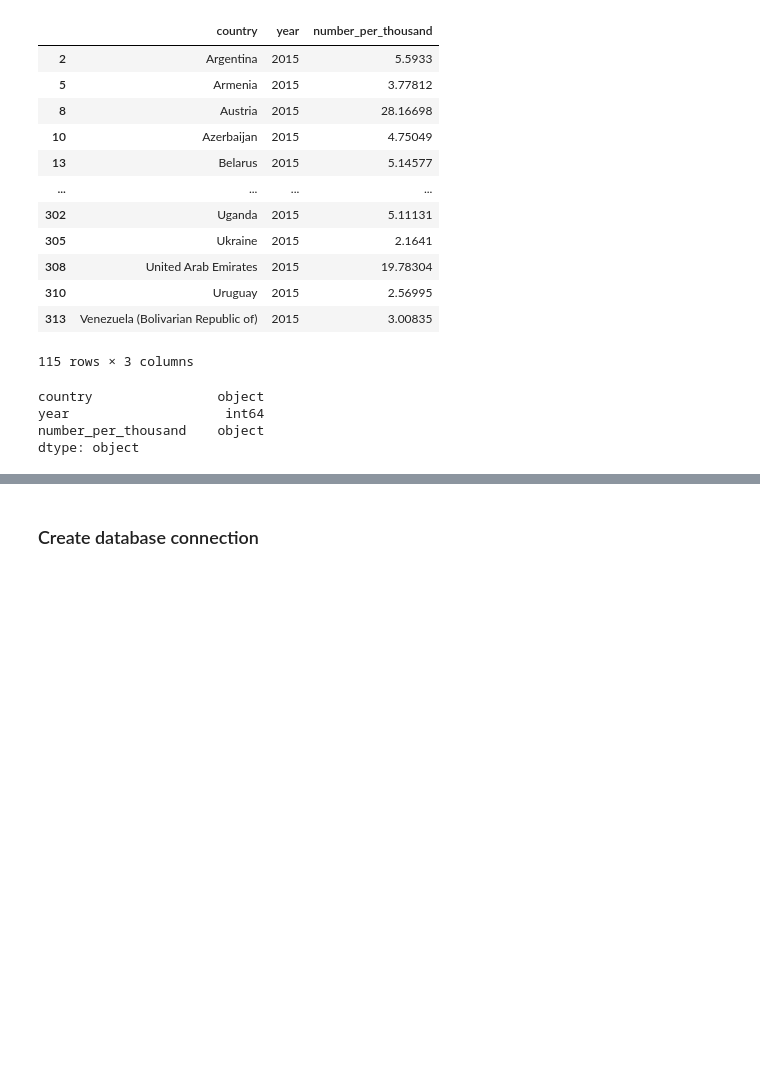
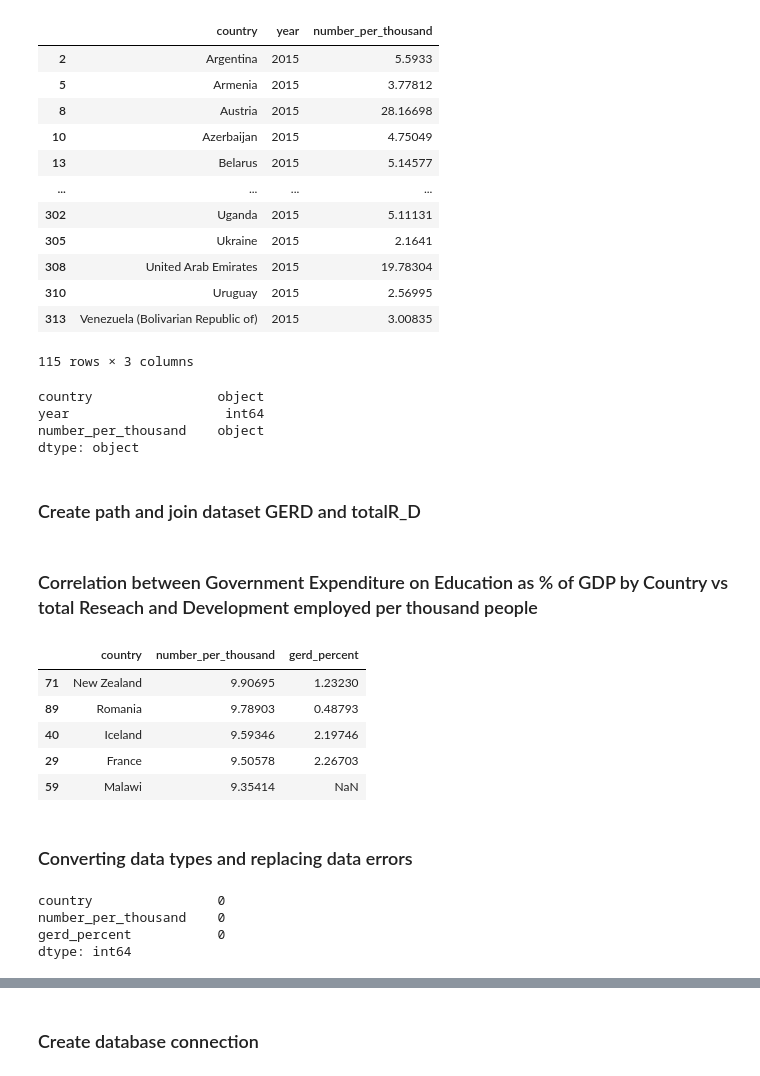
Before and after one commit to mchrzanowski27/Project2, a Jupyter notebook: Project2-Group3.ipynb, the cells around one changed output, grey strips where cells are left out. Drawn from its saved outputs; the diff is of its cells as text; code cells hidden in the pictures; blank space fills up the shorter version.

```diff
--- a/Project2-Group3.ipynb
+++ b/Project2-Group3.ipynb
@@ -211,0 +221,41 @@ dtype: object
+# %% [markdown]
+### Create path and join dataset GERD and totalR_D
+# %%
+csv_path = os.path.join('CleanData','TotalRD_Clean.csv')
+with open(csv_path) as csvfile:
+    researchers_df = pd.read_csv(csv_path, header=[0])
+    researchers_df = pd.DataFrame(researchers_df)
+    researchers_df = researchers_df.set_index('year')
+
+
+csv_path = os.path.join('CleanData','GERD_clean_df.csv')
+with open(csv_path) as csvfile:
+    research_spending_df = pd.read_csv(csv_path, header=[0])
+    research_spending_df = pd.DataFrame(research_spending_df)
+    research_spending_df = research_spending_df.set_index('year')
+# %% [markdown]
+### Correlation between Government Expenditure on Education as % of GDP by Country vs total Reseach and Development employed per thousand people
+# %%
+correlation_spending_research = pd.merge(researchers_df, research_spending_df, how="left", on=["country"])
+
+correlation_spending_research = pd.DataFrame(correlation_spending_research)
+
+#correlation_spending_research = correlation_spending_research.drop (['year_y'], axis = 1)
+#correlation_spending_research = correlation_spending_research.drop (['year_x'], axis = 1)
+correlation_spending_research = correlation_spending_research.drop (['indicator'], axis = 1)
+correlation_spending_research = correlation_spending_research.drop (['gerd_ind'], axis = 1)
+correlation_spending_research = correlation_spending_research.drop (['Unnamed: 0_x'], axis = 1)
+correlation_spending_research = correlation_spending_research.drop (['Unnamed: 0_y'], axis = 1)
+
+
+correlation_spending_research = correlation_spending_research.sort_values("number_per_thousand", ascending=False)
+correlation_spending_research.head()
+# %% [output]
+|  | country | number_per_thousand | gerd_percent |
+| 71 | New Zealand | 9.90695 | 1.23230 |
+| 89 | Romania | 9.78903 | 0.48793 |
+| 40 | Iceland | 9.59346 | 2.19746 |
+| 29 | France | 9.50578 | 2.26703 |
+| 59 | Malawi | 9.35414 | NaN |
+# %% [markdown]
+### Converting data types and replacing data errors
@@ -211,0 +264,7 @@ dtype: object
+# %%
+correlation_spending_research.isna().sum()
+# %% [output]
+country                0
+number_per_thousand    0
+gerd_percent           0
+dtype: int64
```
Also changed, not shown: parts of 31 cells of this notebook, 5 other files.
